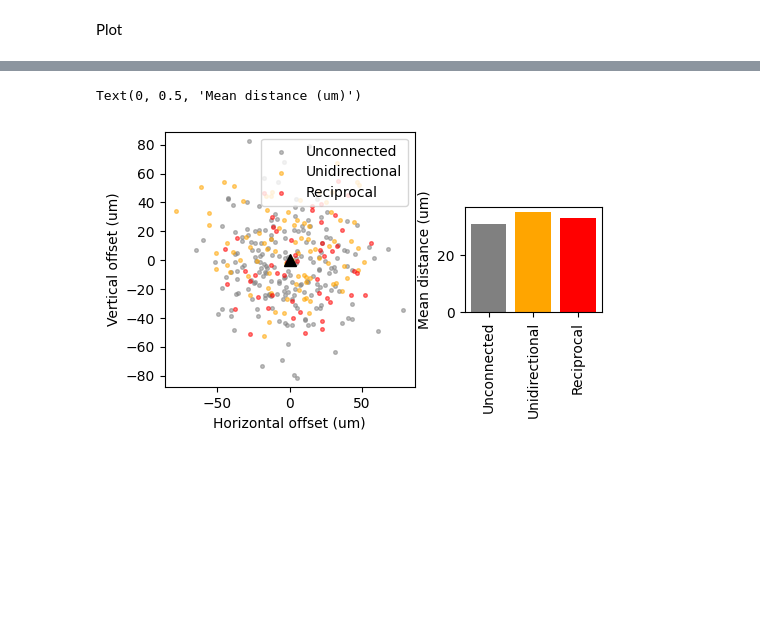
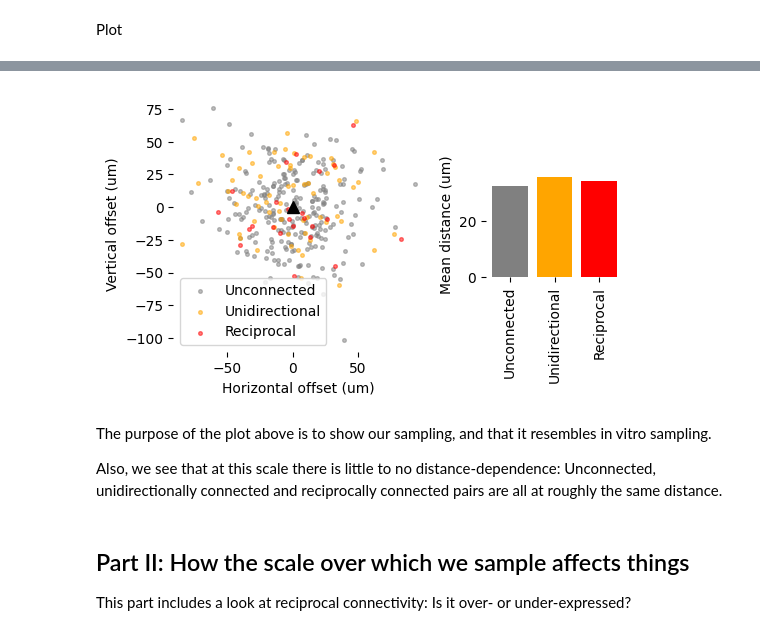
Before and after one commit to MWolfR/individual_morphology_effect, a Jupyter notebook: Patch_sample_triad_overexpression.ipynb, the cells around one changed output, grey strips where cells are left out. Cells and saved outputs as stored; diff of their text form; code cells hidden in the pictures; blank space fills up the shorter version.

Commit message:
Added evaluation of the effect of sampling scale

```diff
--- a/Patch_sample_triad_overexpression.ipynb
+++ b/Patch_sample_triad_overexpression.ipynb
@@ -61,3 +18,14 @@ array([251.7563175 , 125.87815875, 125.87815875, 107.89556464,
+# %%
+def partition_model_into_subvolumes(M, decomposition_plane, decomposition_sz, min_column_sz):
+    grps = conntility.circuit_models.neuron_groups.group_by_grid(M.vertices, decomposition_plane, decomposition_sz)
+    grps = grps.groupby("grid-subtarget")["node_ids"].apply(list)
+
+    Ms = []
+    for grp in grps:
+        m = M.subpopulation(grp)
+        if len(m) > min_column_sz:
+            Ms.append(m)
+    return Ms
 # %%
 col_slc = ["slice_x", "slice_y"]
 
@@ -279,0 +118,14 @@ Time spent classifying triads: 0.0057942867279052734
+# %%
+campaign_cfg = {
+    "decomposition_plane": ["x", "z"], # What are the horizontal axes of the volume?Decomposition will happen in this plane.
+    "decomposition_sz": 200,
+    "min_column_sz": 500, # After decomposition, columns smaller than this will be discarded,
+    "mv_cv": [[40**2, 0], [0, 40**2]], # Describes the patch sampling spatial dimensions. 40 ** 2 will sample neuron pairs up to ~100 um.
+    "patch_kwargs": {
+        "slice_thickness": 150,
+        "n_samples": 25, # The number of times the patch sampling procedure will be applied
+        "n_patch": 12 # Up to this number of neurons will be sampled together
+    }
+}
+
+all_counts, all_deltas, P = execute_slice_and_patch_campaign(M, campaign_cfg)
@@ -297,32 +326,40 @@ Text(0, 0.5, 'Z-score')
 # %%
 i = 0
-d = all_deltas[i]
-d = dict([(k, numpy.vstack(v)) for k, v in d.items()])
-dists = dict([(k, numpy.linalg.norm(v, axis=1).mean()) for k, v in d.items()])
+d = all_deltas.loc[i]
+d["distance"] = numpy.linalg.norm(d, axis=1)
+dists = d.reset_index().groupby("level_0")["distance"].mean()
 
 fig = plt.figure(figsize=(5, 3))
 ax = fig.add_axes([0.1, 0.1, 0.5, 0.85])
 
 def sample_random_fraction(arr_in, frac):
     assert frac <= 1
-    b = numpy.random.choice(arr_in.shape[0], int(arr_in.shape[0] * frac), replace=False)
-    return arr_in[b, 0], arr_in[b, 1]
+    b = numpy.random.choice(len(arr_in), int(len(arr_in) * frac), replace=False)
+    return arr_in.iloc[b]["horizontal"], arr_in.iloc[b]["vertical"]
 
-ax.scatter(*sample_random_fraction(d["unconnected"], 0.1), c="grey", s=7, alpha=0.5, label="Unconnected")
-ax.scatter(*sample_random_fraction(d["connected"], 0.1), c="orange", s=7, alpha=0.5, label="Unidirectional")
-ax.scatter(*sample_random_fraction(d["reciprocal"], 0.1), c="red", s=7, alpha=0.5, label="Reciprocal")
+ax.scatter(*sample_random_fraction(d.loc["unconnected"], 0.1), c="grey", s=7, alpha=0.5, label="Unconnected")
+ax.scatter(*sample_random_fraction(d.loc["connected"], 0.1), c="orange", s=7, alpha=0.5, label="Unidirectional")
+ax.scatter(*sample_random_fraction(d.loc["reciprocal"], 0.1), c="red", s=7, alpha=0.5, label="Reciprocal")
 ax.plot(0, 0, marker="^", ms=8, color="black")
 ax.set_xlabel("Horizontal offset (um)")
 ax.set_ylabel("Vertical offset (um)")
+ax.set_frame_on(False)
 plt.axis("equal")
 plt.legend()
 
-ax = fig.add_axes([0.7, 0.35, 0.275, 0.35])
+ax = fig.add_axes([0.725, 0.35, 0.275, 0.35])
 ax.bar(2, dists["reciprocal"], color="red")
 ax.bar(1, dists["connected"], color="orange")
 ax.bar(0, dists["unconnected"], color="grey")
 ax.set_xticks([0, 1, 2]); ax.set_xticklabels(["Unconnected", "Unidirectional", "Reciprocal"], rotation="vertical")
 ax.set_ylabel("Mean distance (um)")
+ax.set_frame_on(False)
 # %% [output]
-Text(0, 0.5, 'Mean distance (um)')
-[figure, old version]
+[figure, new version]
+# %% [markdown]
+The purpose of the plot above is to show our sampling, and that it resembles in vitro sampling.
+
+Also, we see that at this scale there is little to no distance-dependence: Unconnected, unidirectionally connected and reciprocally connected pairs are all at roughly the same distance.
+# %% [markdown]
+## Part II: How the scale over which we sample affects things
+This part includes a look at reciprocal connectivity: Is it over- or under-expressed?
```
Also changed, not shown: parts of 19 cells of this notebook.
